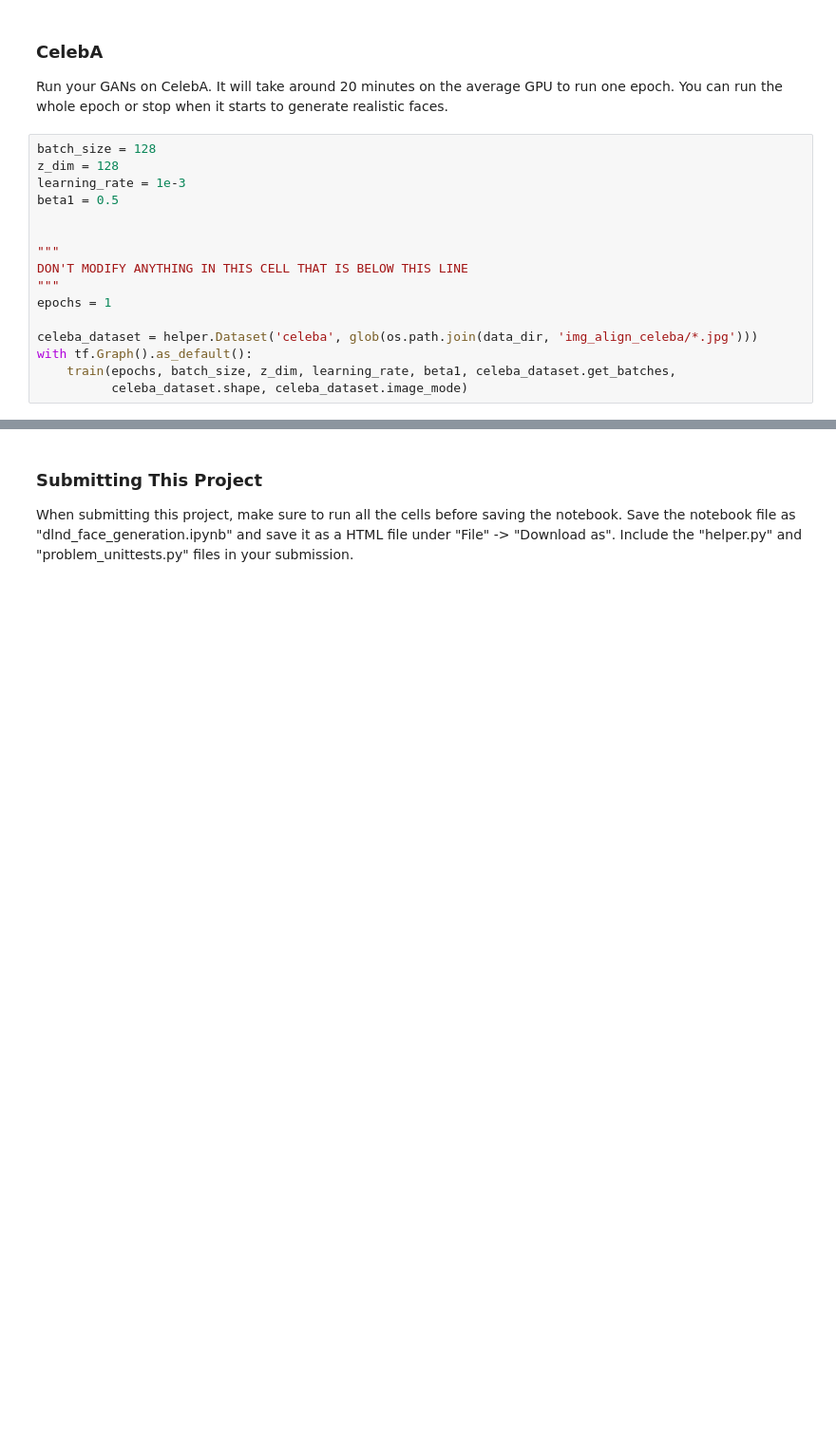
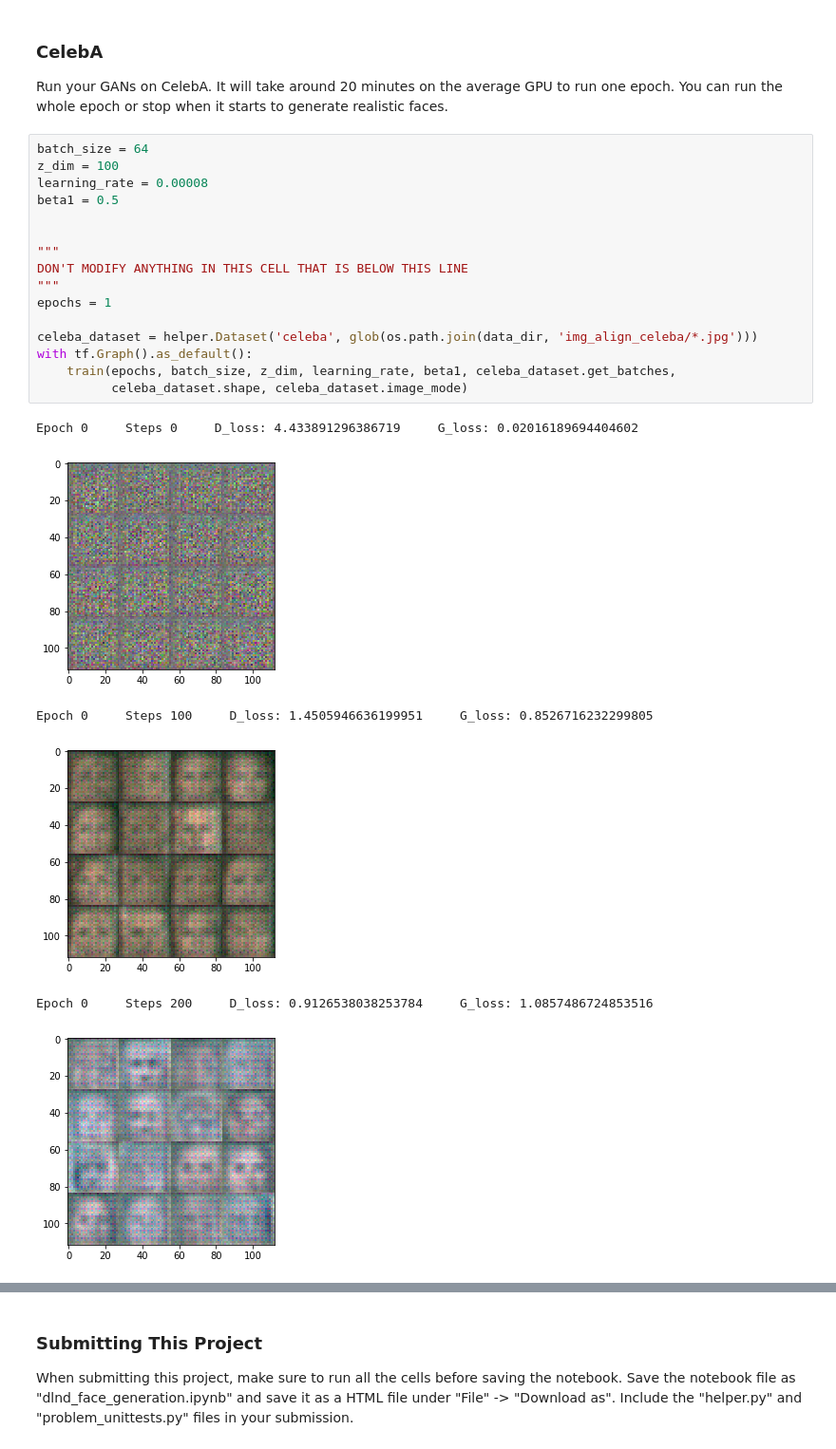
Before and after one commit to helloworld2394/dlnd_face_gen, a Jupyter notebook: dlnd_face_generation.ipynb, the cells around one changed output, grey strips where cells are left out. Shown at 95% size. Cells and saved outputs as stored; diff of their text form; blank space fills up the shorter version.

```diff
--- a/dlnd_face_generation.ipynb
+++ b/dlnd_face_generation.ipynb
@@ -384,18 +395,25 @@ Epoch 0     D_loss: 0.8315228819847107     G_loss: 17.262420654296875
 ### CelebA
 Run your GANs on CelebA.  It will take around 20 minutes on the average GPU to run one epoch.  You can run the whole epoch or stop when it starts to generate realistic faces.
 # %%
-batch_size = 128
-z_dim = 128
-learning_rate = 1e-3
+batch_size = 64
+z_dim = 100
+learning_rate = 0.00008
 beta1 = 0.5
 
 
 """
 DON'T MODIFY ANYTHING IN THIS CELL THAT IS BELOW THIS LINE
 """
 epochs = 1
 
 celeba_dataset = helper.Dataset('celeba', glob(os.path.join(data_dir, 'img_align_celeba/*.jpg')))
 with tf.Graph().as_default():
     train(epochs, batch_size, z_dim, learning_rate, beta1, celeba_dataset.get_batches,
           celeba_dataset.shape, celeba_dataset.image_mode)
+# %% [output]
+Epoch 0     Steps 0     D_loss: 4.433891296386719     G_loss: 0.02016189694404602
+[figure, added]
+Epoch 0     Steps 100     D_loss: 1.4505946636199951     G_loss: 0.8526716232299805
+[figure, added]
+Epoch 0     Steps 200     D_loss: 0.9126538038253784     G_loss: 1.0857486724853516
+[figure, added]
```
Also changed, not shown: parts of 6 cells of this notebook.
